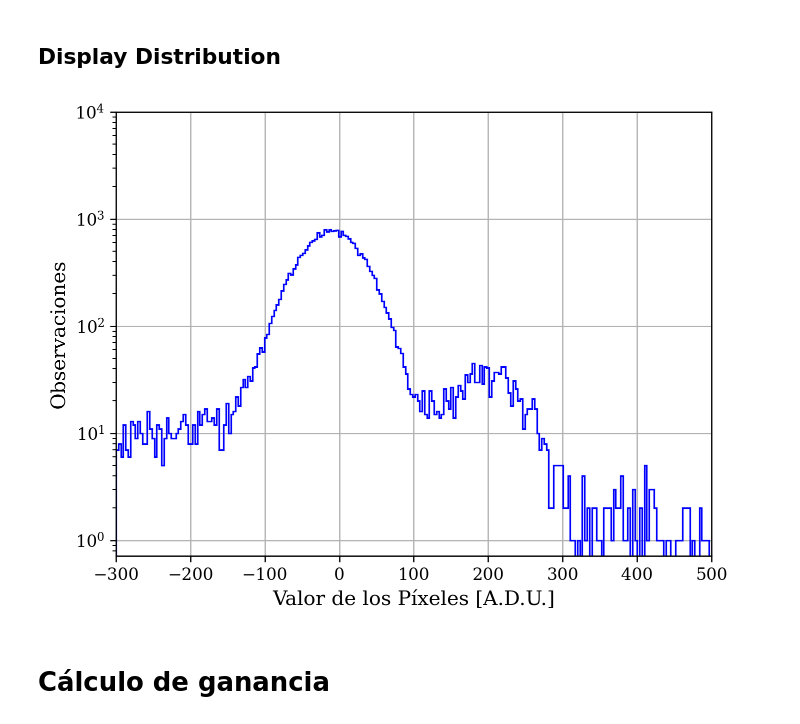
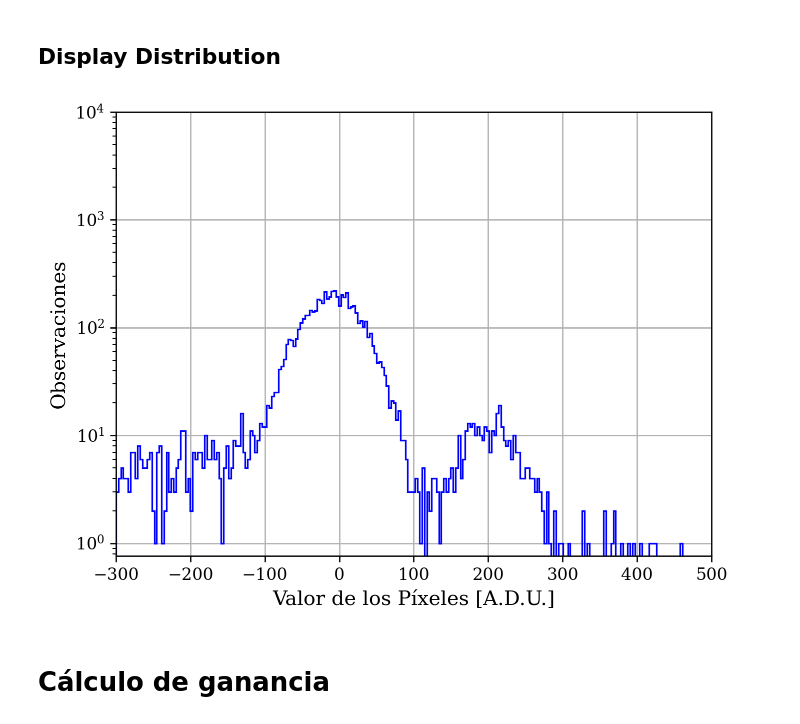
Before and after one commit to agustinbrusco/LAMBDA_Hub, a Jupyter notebook: skipper_image_analysis/image_read_test.ipynb, the cells around one changed output. Drawn from its saved outputs; the diff is of its cells as text; code cells hidden in the pictures.

Commit message:
cálculo de ganancia para cada frame

```diff
--- a/skipper_image_analysis/image_read_test.ipynb
+++ b/skipper_image_analysis/image_read_test.ipynb
@@ -75,31 +75,31 @@ plt.show()
 # %%
 min_val = -3e2
 tope = 0.5e3
 n_bins = 250
 
-test_data = np.concatenate([test_image[frame].data.flatten() for frame in range(4)])
-
+#test_data = np.concatenate([test_image[frame].data.flatten() for frame in range(4)])
+test_data = test_image[0].data.flatten()
 fig, ax = plt.subplots(1, 1)
 if min_val is None:
     min_val = np.nanmin(test_data)
 if tope is None:
     tope = np.nanmax(test_data)
 cuentas, valores, _ = ax.hist(
     test_data[(test_data > min_val) & (test_data < tope)],
     bins=np.linspace(min_val, tope, n_bins),
     histtype="step",
     color="blue",
 
 )
 ax.grid(True)
 ax.set_yscale("log")
 ax.set_yticks(10**np.arange(5))
 ax.set_xlim(min_val, tope)
 ax.set_xlabel("Valor de los Píxeles [A.D.U.]")
 ax.set_ylabel("Observaciones")
 plt.show()
 # %% [output]
-[figure, old version]
+[figure, new version]
 # %% [markdown]
 # Cálculo de ganancia
 # %%
```
Also changed, not shown: parts of 1 cell of this notebook.
